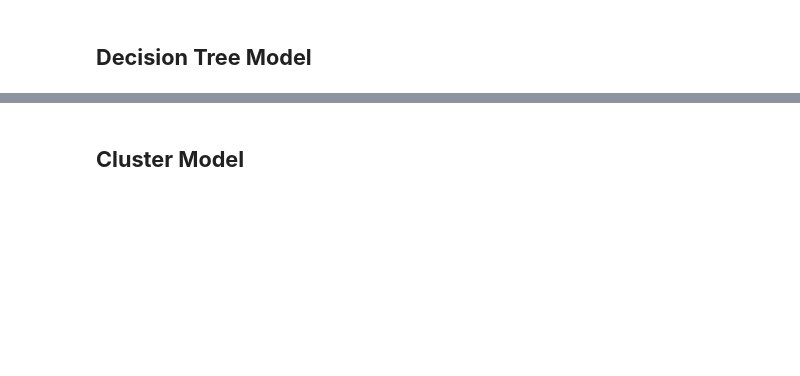
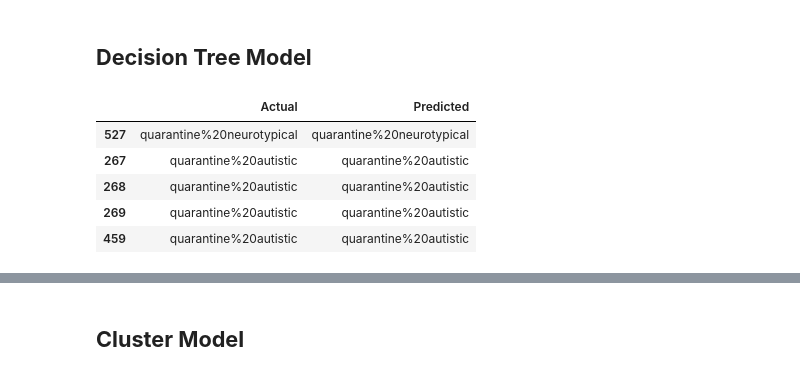
Before and after one commit to idayley/IS455, a Jupyter notebook: 1 Checkpoints/10 Modeling Project/Checkpoint_Modeling_project.ipynb, the cells around one changed output, grey strips where cells are left out. Drawn from its saved outputs; the diff is of its cells as text; code cells hidden in the pictures; blank space fills up the shorter version.

```diff
--- a/1 Checkpoints/10 Modeling Project/Checkpoint_Modeling_project.ipynb
+++ b/1 Checkpoints/10 Modeling Project/Checkpoint_Modeling_project.ipynb
@@ -155,4 +159,28 @@ final R squared 0.12294934900754606
 # %%
 # Question 3: Build a Decision Tree model based on one of the categorical
 # labels you identified and collected during the Web Scraping Project. Keep
 # all of the code contained here in this code block.
+
+from sklearn.tree import DecisionTreeClassifier
+from sklearn.model_selection import train_test_split
+
+df_decision_tree = df_dummies.copy()
+
+#set y and X
+y = df['terms']                       #Not sure if this is the right thing to be predicting
+X = df_decision_tree.drop(columns=label)
+
+#train the decision tree model
+clf = DecisionTreeClassifier()
+clf = clf.fit(X, y)
+
+#make a prediction using the decision tree model
+y_pred = clf.predict(X)
+pd.DataFrame({'Actual': y, 'Predicted': y_pred}).sort_values(by=['Actual', 'Predicted'], ascending=[False, True]).head(5)
+# %% [output]
+|  | Actual | Predicted |
+| 527 | quarantine%20neurotypical | quarantine%20neurotypical |
+| 267 | quarantine%20autistic | quarantine%20autistic |
+| 268 | quarantine%20autistic | quarantine%20autistic |
+| 269 | quarantine%20autistic | quarantine%20autistic |
+| 459 | quarantine%20autistic | quarantine%20autistic |
```
Also changed, not shown: parts of 4 cells of this notebook, 1 other file.
